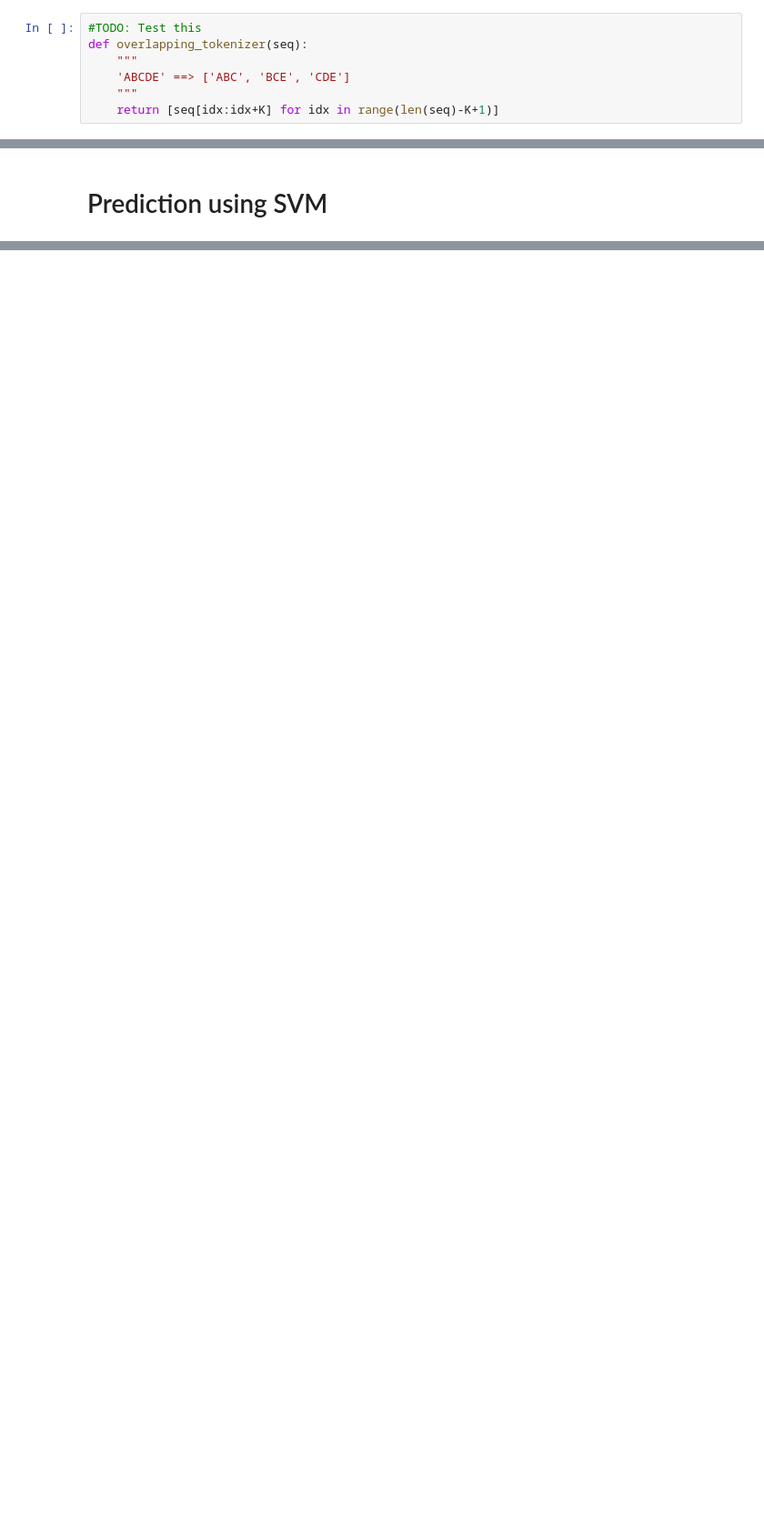
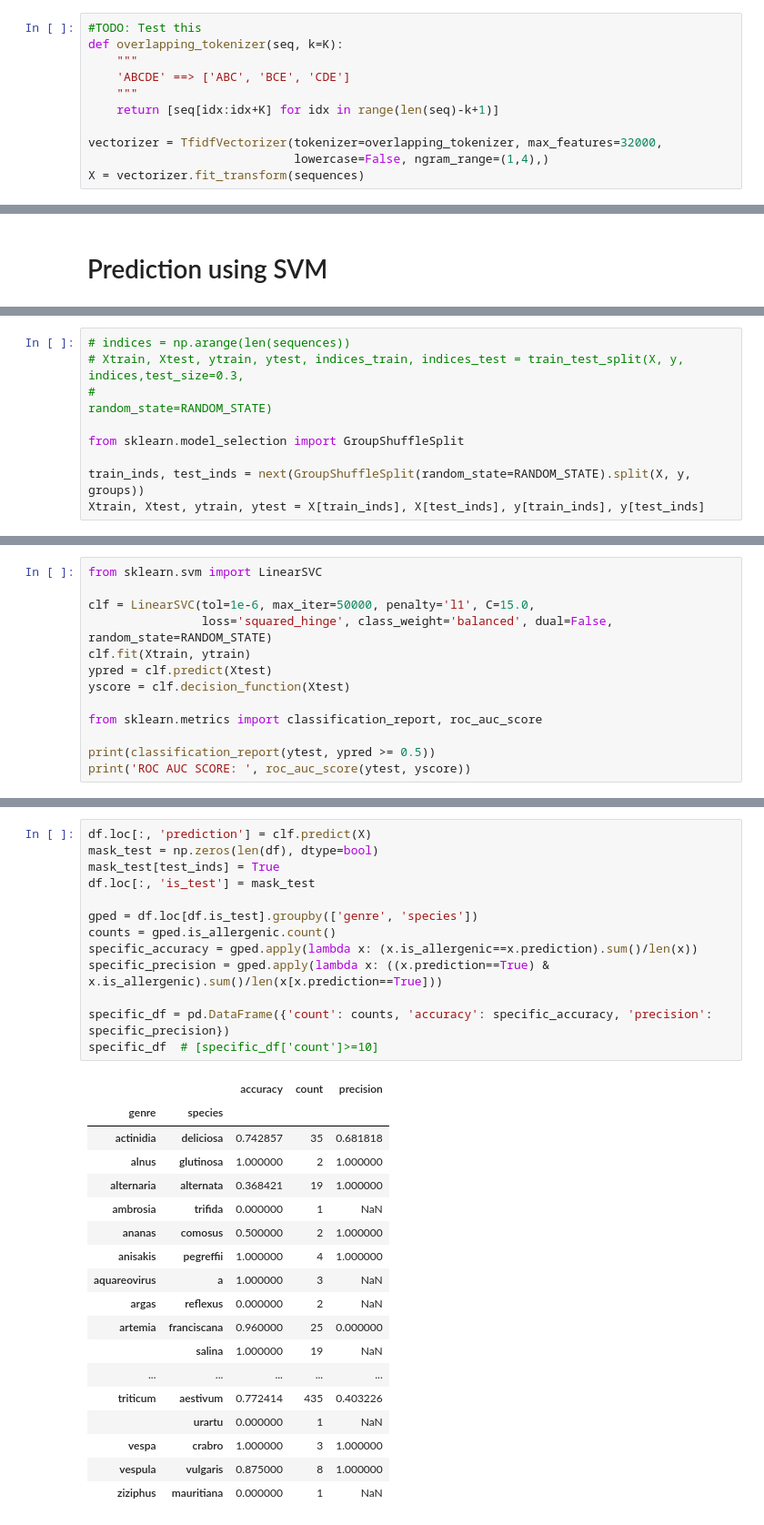
Before and after one commit to PierreBoyeau/proteins, a Jupyter notebook: word2vec/notebooks/allergenator.ipynb, the cells around one changed output, grey strips where cells are left out. Shown at 91% size. Saved outputs shown, nothing was run; the diff lists cells and outputs as text; blank space fills up the shorter version.

```diff
--- a/word2vec/notebooks/allergenator.ipynb
+++ b/word2vec/notebooks/allergenator.ipynb
@@ -23,8 +21,12 @@ sequences, y = df['sequences'].values, df['is_allergenic'].values
 # Feature extraction
 # %%
 #TODO: Test this
-def overlapping_tokenizer(seq):
+def overlapping_tokenizer(seq, k=K):
     """
     'ABCDE' ==> ['ABC', 'BCE', 'CDE']
     """
-    return [seq[idx:idx+K] for idx in range(len(seq)-K+1)]
+    return [seq[idx:idx+K] for idx in range(len(seq)-k+1)]
+
+vectorizer = TfidfVectorizer(tokenizer=overlapping_tokenizer, max_features=32000,
+                             lowercase=False, ngram_range=(1,4),)
+X = vectorizer.fit_transform(sequences)
@@ -47,0 +35,9 @@ ypred = clf.predict(Xtest)
+# %%
+# indices = np.arange(len(sequences))
+# Xtrain, Xtest, ytrain, ytest, indices_train, indices_test = train_test_split(X, y, indices,test_size=0.3,
+#                                                                              random_state=RANDOM_STATE)
+
+from sklearn.model_selection import GroupShuffleSplit
+
+train_inds, test_inds = next(GroupShuffleSplit(random_state=RANDOM_STATE).split(X, y, groups))
+Xtrain, Xtest, ytrain, ytest = X[train_inds], X[test_inds], y[train_inds], y[test_inds]
@@ -47,0 +48,13 @@ ypred = clf.predict(Xtest)
+# %%
+from sklearn.svm import LinearSVC
+
+clf = LinearSVC(tol=1e-6, max_iter=50000, penalty='l1', C=15.0,
+                loss='squared_hinge', class_weight='balanced', dual=False, random_state=RANDOM_STATE)
+clf.fit(Xtrain, ytrain)
+ypred = clf.predict(Xtest)
+yscore = clf.decision_function(Xtest)
+
+from sklearn.metrics import classification_report, roc_auc_score
+
+print(classification_report(ytest, ypred >= 0.5))
+print('ROC AUC SCORE: ', roc_auc_score(ytest, yscore))
@@ -47,0 +115,32 @@ ypred = clf.predict(Xtest)
+# %%
+df.loc[:, 'prediction'] = clf.predict(X)
+mask_test = np.zeros(len(df), dtype=bool)
+mask_test[test_inds] = True
+df.loc[:, 'is_test'] = mask_test
+
+gped = df.loc[df.is_test].groupby(['genre', 'species'])
+counts = gped.is_allergenic.count()
+specific_accuracy = gped.apply(lambda x: (x.is_allergenic==x.prediction).sum()/len(x))
+specific_precision = gped.apply(lambda x: ((x.prediction==True) & x.is_allergenic).sum()/len(x[x.prediction==True]))
+
+specific_df = pd.DataFrame({'count': counts, 'accuracy': specific_accuracy, 'precision': specific_precision})
+specific_df  # [specific_df['count']>=10]
+# %% [output]
+|  |  | accuracy | count | precision |
+| genre | species |  |  |  |
+| actinidia | deliciosa | 0.742857 | 35 | 0.681818 |
+| alnus | glutinosa | 1.000000 | 2 | 1.000000 |
+| alternaria | alternata | 0.368421 | 19 | 1.000000 |
+| ambrosia | trifida | 0.000000 | 1 | NaN |
+| ananas | comosus | 0.500000 | 2 | 1.000000 |
+| anisakis | pegreffii | 1.000000 | 4 | 1.000000 |
+| aquareovirus | a | 1.000000 | 3 | NaN |
+| argas | reflexus | 0.000000 | 2 | NaN |
+| artemia | franciscana | 0.960000 | 25 | 0.000000 |
+|  | salina | 1.000000 | 19 | NaN |
+| ... | ... | ... | ... | ... |
+| triticum | aestivum | 0.772414 | 435 | 0.403226 |
+|  | urartu | 0.000000 | 1 | NaN |
+| vespa | crabro | 1.000000 | 3 | 1.000000 |
+| vespula | vulgaris | 0.875000 | 8 | 1.000000 |
+| ziziphus | mauritiana | 0.000000 | 1 | NaN |
```
Also changed, not shown: parts of 21 cells of this notebook, 33 other files.
